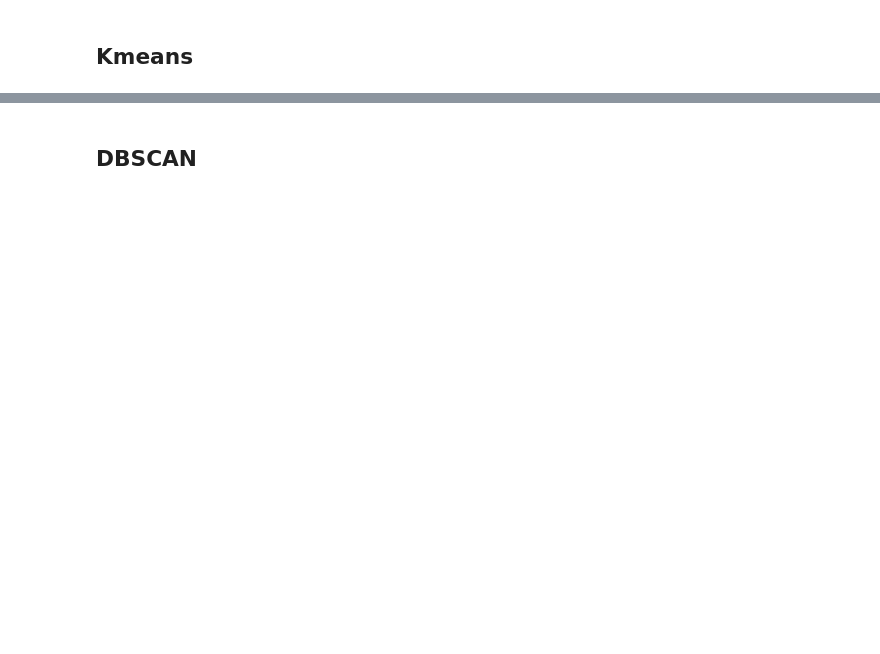
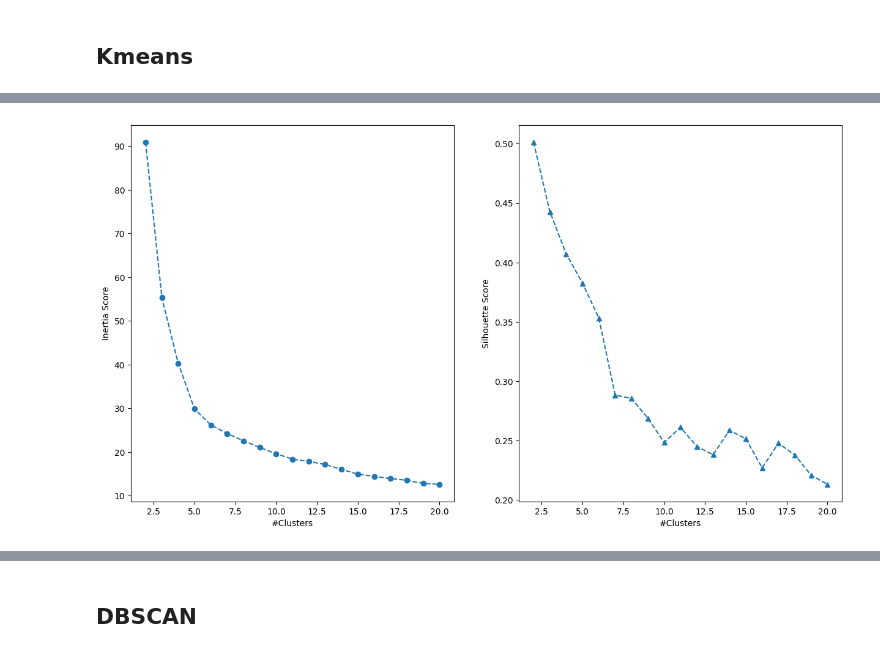
Before and after one commit to mrpintime/World_Happiness, a Jupyter notebook: WorldHappinessSegmentation.ipynb, the cells around one changed output, grey strips where cells are left out. Cells and saved outputs as stored; diff of their text form; code cells hidden in the pictures; blank space fills up the shorter version.

```diff
--- a/WorldHappinessSegmentation.ipynb
+++ b/WorldHappinessSegmentation.ipynb
@@ -234,0 +245,15 @@ With elbow method we can see we probably have 7 or 8 clusters inside of our data
+# %%
+fig, ax = plt.subplots(1,2)
+fig.set_figheight(8)
+fig.set_figwidth(15)
+
+ax[0].plot(k, inertia_lst, marker='o', ls='--')
+ax[0].set_xlabel('#Clusters')
+ax[0].set_ylabel('Inertia Score')
+
+ax[1].plot(k, silhouette_lst, marker='^', ls='--')
+ax[1].set_xlabel('#Clusters')
+ax[1].set_ylabel('Silhouette Score')
+plt.show()
+# %% [output]
+[figure, added]
```
Also changed, not shown: parts of 22 cells of this notebook.
